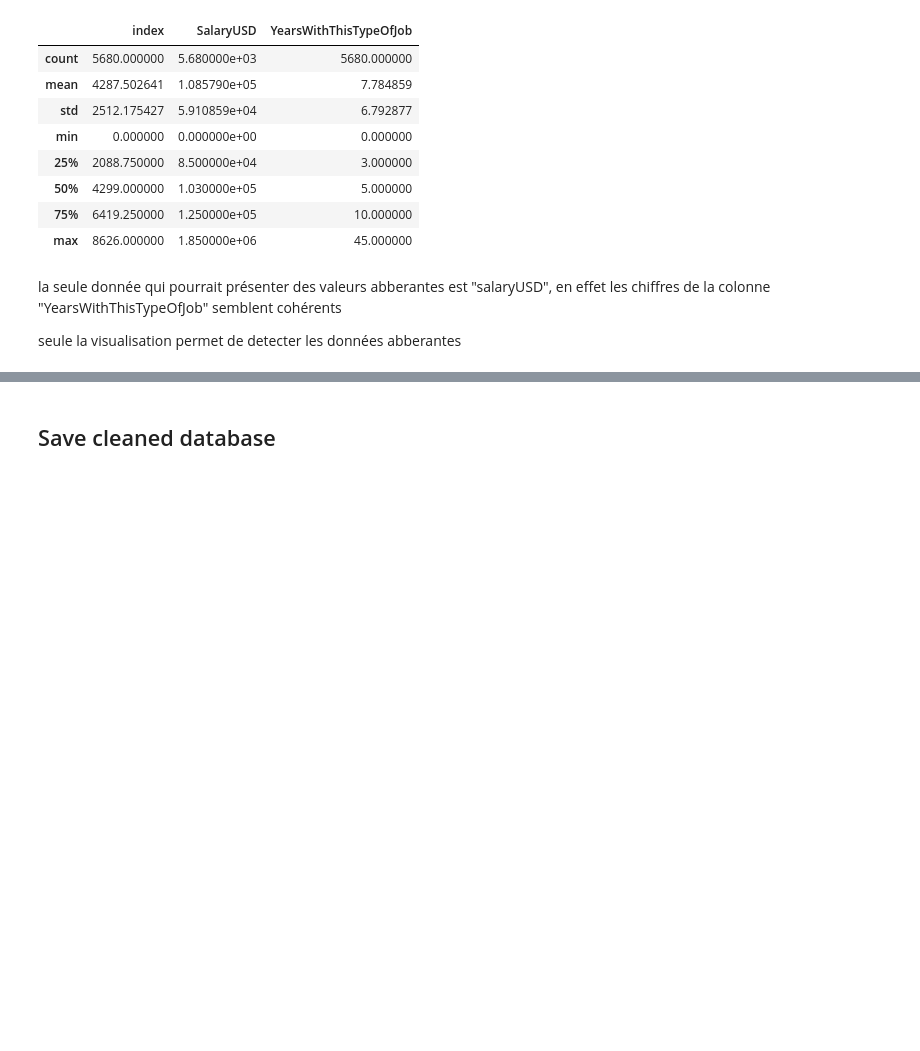
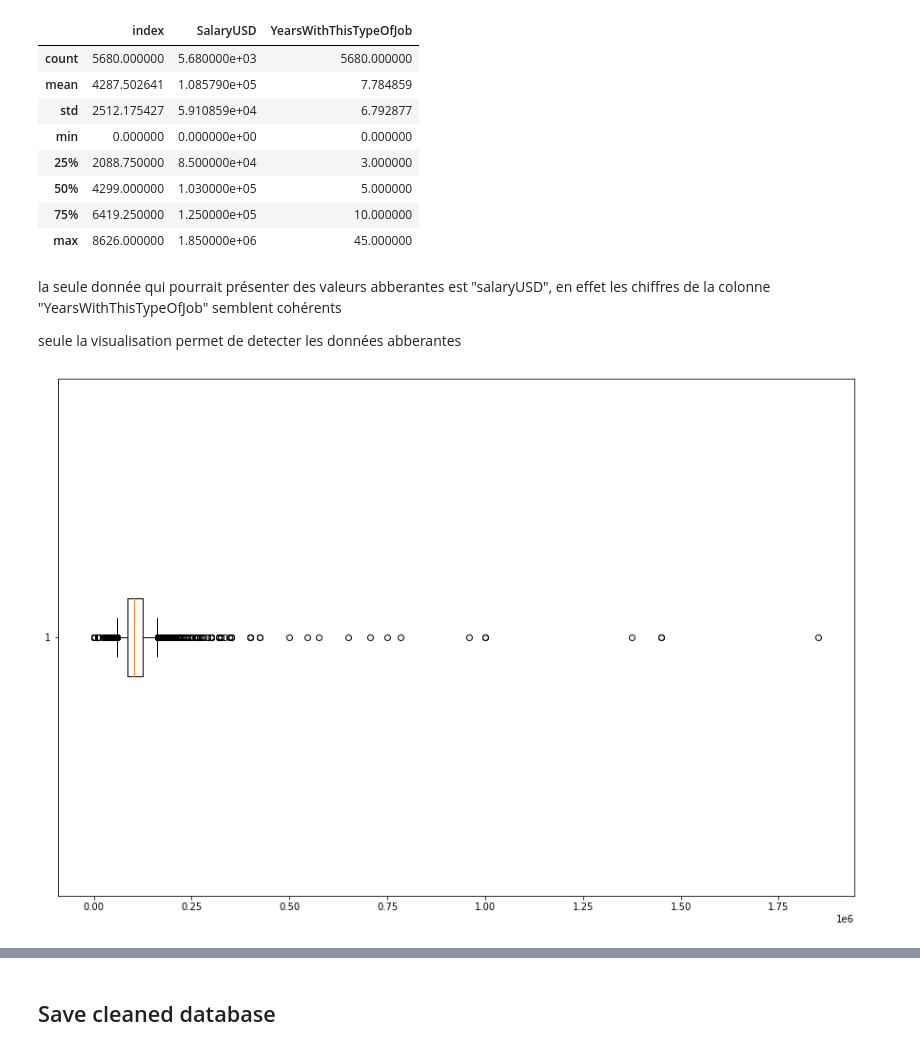
Before and after one commit to MarieDeSmedt/american-dream, a Jupyter notebook: notebook/data_cleaning.ipynb, the cells around one changed output, grey strips where cells are left out. Cells and saved outputs as stored; diff of their text form; code cells hidden in the pictures; blank space fills up the shorter version.

```diff
--- a/notebook/data_cleaning.ipynb
+++ b/notebook/data_cleaning.ipynb
@@ -221,3 +242,16 @@ df_usa.describe()
 la seule donnée qui pourrait présenter des valeurs abberantes est "salaryUSD", en effet les chiffres de la colonne "YearsWithThisTypeOfJob" semblent cohérents
 
 seule la visualisation permet de detecter les données abberantes
+# %%
+import matplotlib as mpl
+import matplotlib.pyplot as plt
+
+
+plt.figure(figsize = (15,10))
+ax = plt.boxplot(df_usa["SalaryUSD"], whis=[5,95], vert=False)
+
+
+
+plt.show()
+# %% [output]
+[figure, added]
```
Also changed, not shown: parts of 5 cells of this notebook.
